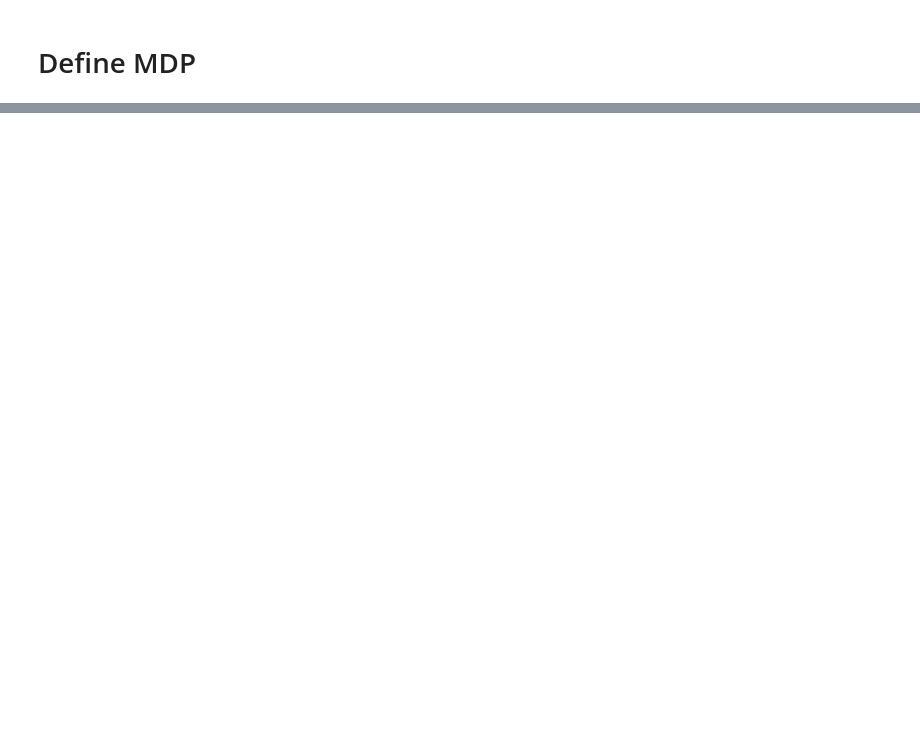
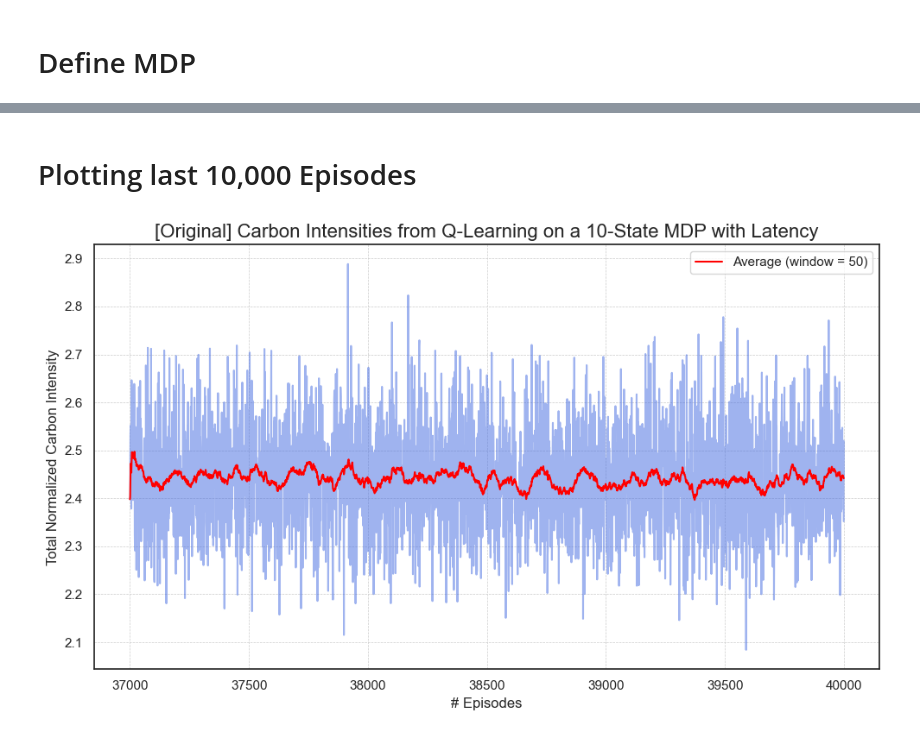
Before and after one commit to justinband/green-scheduling, a Jupyter notebook: q-learn-latency.ipynb, the cells around one changed output, grey strips where cells are left out. Drawn from its saved outputs; the diff is of its cells as text; code cells hidden in the pictures; blank space fills up the shorter version.

```diff
--- a/q-learn-latency.ipynb
+++ b/q-learn-latency.ipynb
@@ -70,0 +123,16 @@ q_learn_mdp.plot_rewards(title=f"Total Energy Cost in {NUM_STATES}-State MDP wit
+# %% [markdown]
+# Plotting last 10,000 Episodes
+# %%
+MIN_EPISODE = EPISODES-3000
+# %%
+uninformed_q_learn.plot_losses(
+    losses=avg_uninf_losses[MIN_EPISODE:],
+    min_episode=MIN_EPISODE,
+    window=50,
+    title=f"[Original] Carbon Intensities from Q-Learning on a {NUM_STATES}-State MDP with Latency",
+    xaxis_title="# Episodes",
+    yaxis_title="Total Normalized Carbon Intensity",
+    show_std_dev=False
+)
+# %% [output]
+[figure, added]
```
Also changed, not shown: parts of 22 cells of this notebook.
